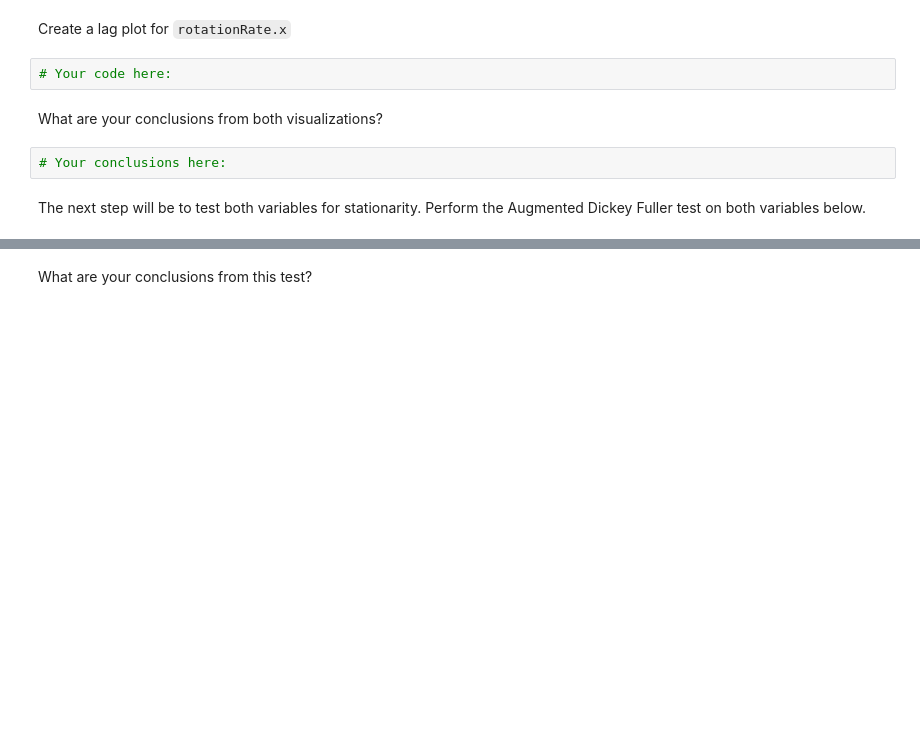
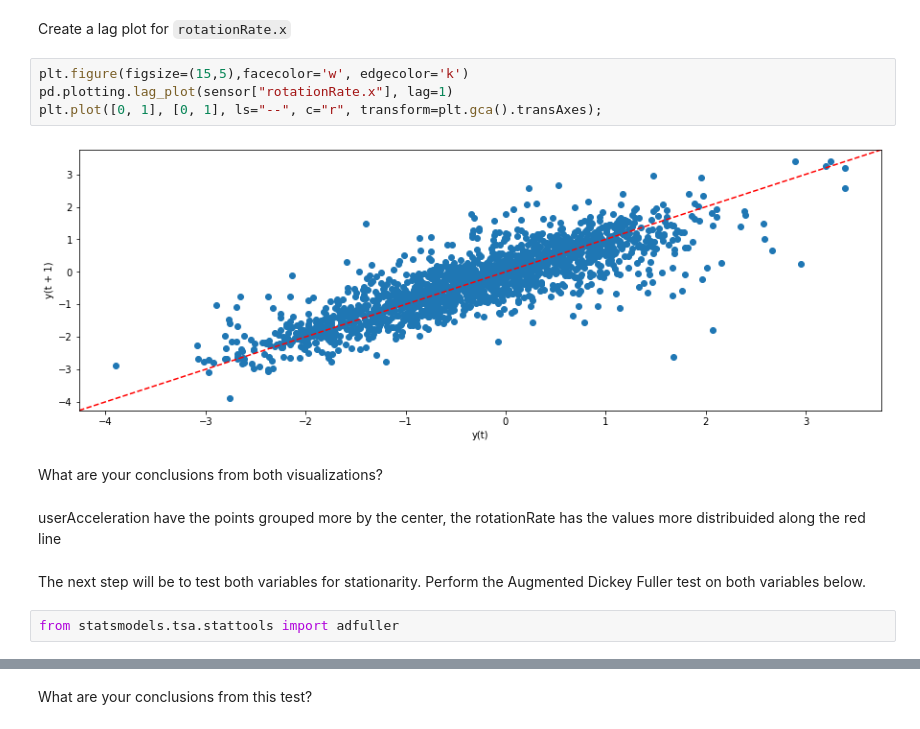
Before and after one commit to Ironhack-Data-Madrid-Enero-2021/lab-time-series, a Jupyter notebook: your-code/main.ipynb, the cells around one changed output, grey strips where cells are left out. Drawn from its saved outputs; the diff is of its cells as text; blank space fills up the shorter version.

```diff
--- a/your-code/main.ipynb
+++ b/your-code/main.ipynb
@@ -54,12 +157,20 @@ To model our data, we should look at a few assumptions. First, let's plot the `l
 # %% [markdown]
 Create a lag plot for `rotationRate.x`
-# %%
-# Your code here:
+# %%
+plt.figure(figsize=(15,5),facecolor='w', edgecolor='k')
+pd.plotting.lag_plot(sensor["rotationRate.x"], lag=1)
+plt.plot([0, 1], [0, 1], ls="--", c="r", transform=plt.gca().transAxes);
+# %% [output]
+[figure, added]
 # %% [markdown]
 What are your conclusions from both visualizations?
-# %%
-# Your conclusions here:
+# %% [markdown]
+
+userAcceleration have the points grouped more by the center, the rotationRate has the values more
+distribuided along the red line
 # %% [markdown]
 The next step will be to test both variables for stationarity. Perform the Augmented Dickey Fuller test on both variables below.
+# %%
+from statsmodels.tsa.stattools import adfuller
 # %%
 # Your code here:
```
Also changed, not shown: parts of 46 cells of this notebook.
